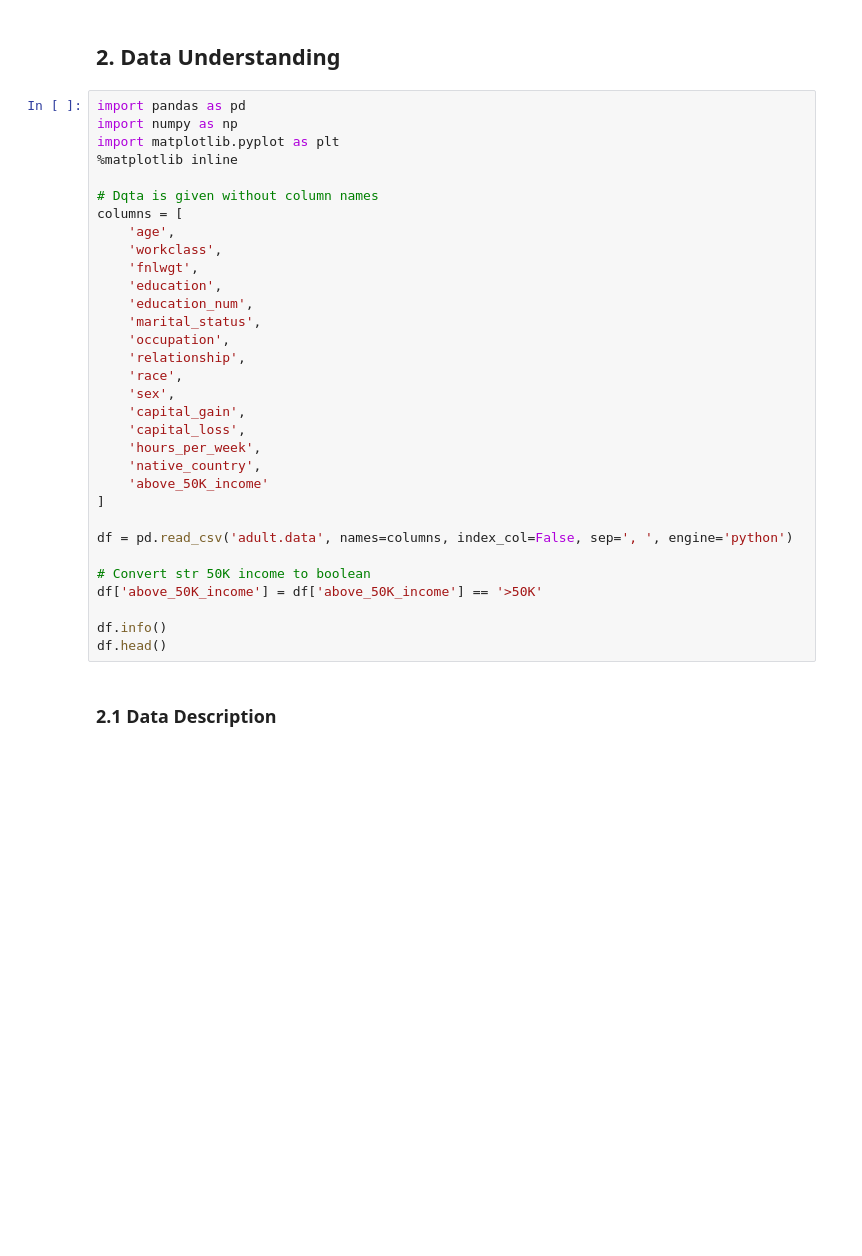
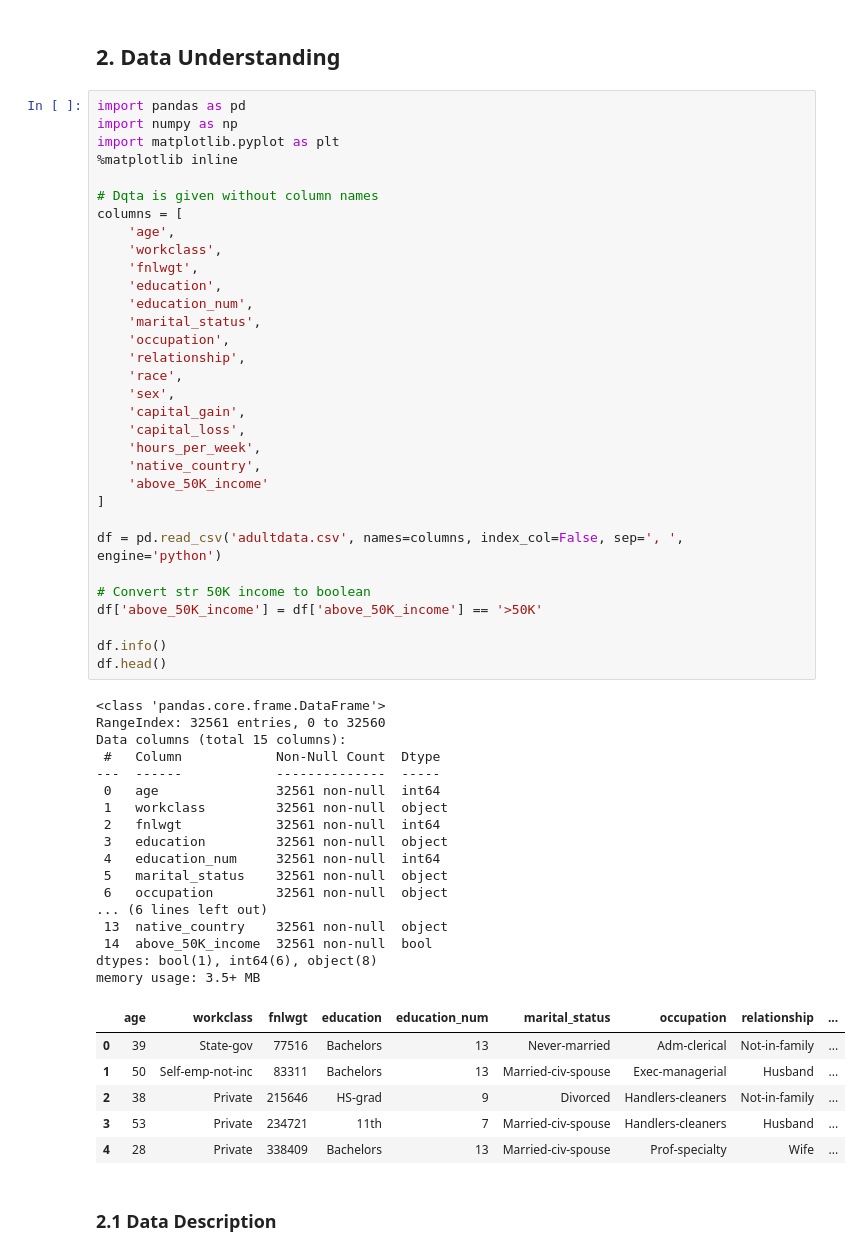
Before and after one commit to mariaherediaa/CS5324-Labs, a Jupyter notebook: Lab1/Lab 1.ipynb, the cells around one changed output. Saved outputs shown, nothing was run; the diff lists cells and outputs as text; blank space fills up the shorter version.

```diff
--- a/Lab1/Lab 1.ipynb
+++ b/Lab1/Lab 1.ipynb
@@ -13,34 +13,58 @@ By:
 import pandas as pd
 import numpy as np
 import matplotlib.pyplot as plt
 %matplotlib inline
 
 # Dqta is given without column names
 columns = [
     'age',
     'workclass',
     'fnlwgt',
     'education',
     'education_num',
     'marital_status',
     'occupation',
     'relationship',
     'race',
     'sex',
     'capital_gain',
     'capital_loss',
     'hours_per_week',
     'native_country',
     'above_50K_income'
 ]
 
-df = pd.read_csv('adult.data', names=columns, index_col=False, sep=', ', engine='python')
+df = pd.read_csv('adultdata.csv', names=columns, index_col=False, sep=', ', engine='python')
 
 # Convert str 50K income to boolean
 df['above_50K_income'] = df['above_50K_income'] == '>50K'
 
 df.info()
 df.head()
+# %% [output]
+<class 'pandas.core.frame.DataFrame'>
+RangeIndex: 32561 entries, 0 to 32560
+Data columns (total 15 columns):
+ #   Column            Non-Null Count  Dtype
+---  ------            --------------  -----
+ 0   age               32561 non-null  int64
+ 1   workclass         32561 non-null  object
+ 2   fnlwgt            32561 non-null  int64
+ 3   education         32561 non-null  object
+ 4   education_num     32561 non-null  int64
+ 5   marital_status    32561 non-null  object
+ 6   occupation        32561 non-null  object
+... (6 lines left out)
+ 13  native_country    32561 non-null  object
+ 14  above_50K_income  32561 non-null  bool
+dtypes: bool(1), int64(6), object(8)
+memory usage: 3.5+ MB
+|  | age | workclass | fnlwgt | education | education_num | marital_status | occupation | relationship | ... |
+| 0 | 39 | State-gov | 77516 | Bachelors | 13 | Never-married | Adm-clerical | Not-in-family | ... |
+| 1 | 50 | Self-emp-not-inc | 83311 | Bachelors | 13 | Married-civ-spouse | Exec-managerial | Husband | ... |
+| 2 | 38 | Private | 215646 | HS-grad | 9 | Divorced | Handlers-cleaners | Not-in-family | ... |
+| 3 | 53 | Private | 234721 | 11th | 7 | Married-civ-spouse | Handlers-cleaners | Husband | ... |
+| 4 | 28 | Private | 338409 | Bachelors | 13 | Married-civ-spouse | Prof-specialty | Wife | ... |
 # %% [markdown]
 ### 2.1 Data Description
 # %% [markdown]
```
Also changed, not shown: parts of 1 cell of this notebook.
